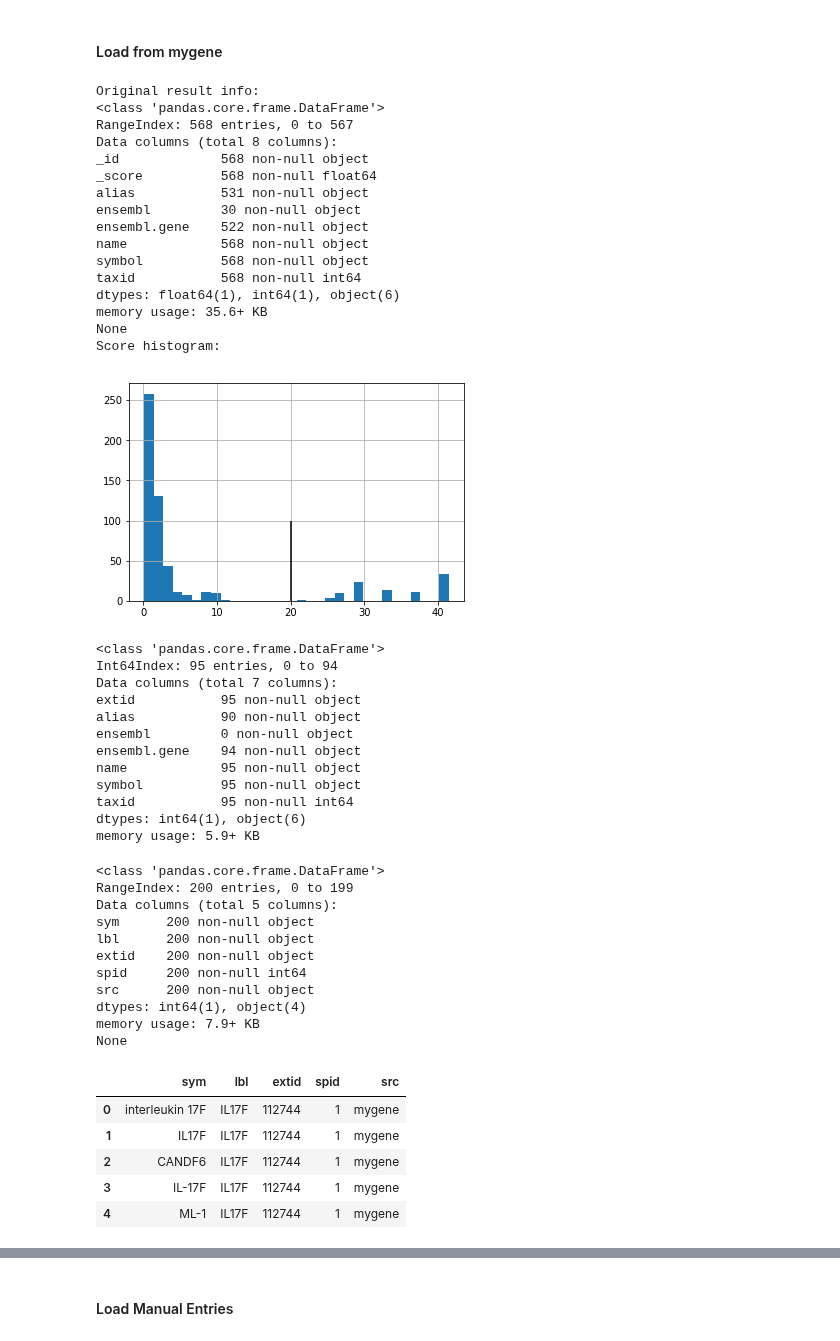
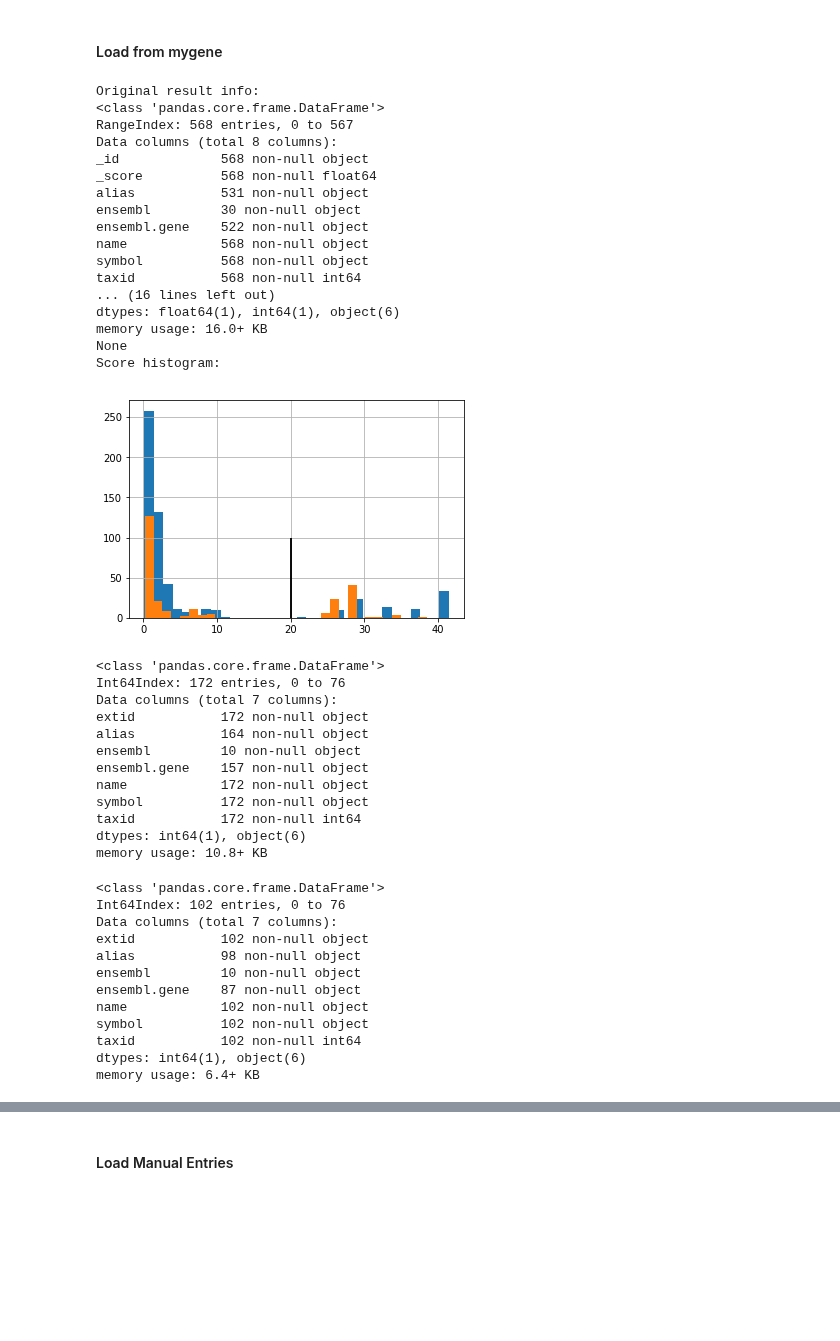
Before and after one commit to hammerlab/t-cell-relation-extraction, a Jupyter notebook: pm_subtype_protein_relations/01-meta.ipynb, the cells around one changed output, grey strips where cells are left out. Cells and saved outputs as stored; diff of their text form; code cells hidden in the pictures; blank space fills up the shorter version.

```diff
--- a/pm_subtype_protein_relations/01-meta.ipynb
+++ b/pm_subtype_protein_relations/01-meta.ipynb
@@ -108,61 +120,58 @@ df_cameron = df.copy()
 #### Load from mygene
 # %%
 SRC = 'mygene'
-df = mygene_query('interleukin')
+df = pd.concat([
+    mygene_query('interleukin'),
+    mygene_query('chemokine')
+])
 # %% [output]
 Original result info:
 <class 'pandas.core.frame.DataFrame'>
 RangeIndex: 568 entries, 0 to 567
 Data columns (total 8 columns):
 _id             568 non-null object
 _score          568 non-null float64
 alias           531 non-null object
 ensembl         30 non-null object
 ensembl.gene    522 non-null object
 name            568 non-null object
 symbol          568 non-null object
 taxid           568 non-null int64
+... (16 lines left out)
 dtypes: float64(1), int64(1), object(6)
-memory usage: 35.6+ KB
+memory usage: 16.0+ KB
 None
 Score histogram:
-[figure, old version]
+[figure, new version]
 # %%
 df.info()
 # %% [output]
 <class 'pandas.core.frame.DataFrame'>
-Int64Index: 95 entries, 0 to 94
+Int64Index: 172 entries, 0 to 76
 Data columns (total 7 columns):
-extid           95 non-null object
-alias           90 non-null object
-ensembl         0 non-null object
-ensembl.gene    94 non-null object
-name            95 non-null object
-symbol          95 non-null object
-taxid           95 non-null int64
+extid           172 non-null object
+alias           164 non-null object
+ensembl         10 non-null object
+ensembl.gene    157 non-null object
+name            172 non-null object
+symbol          172 non-null object
+taxid           172 non-null int64
 dtypes: int64(1), object(6)
-memory usage: 5.9+ KB
+memory usage: 10.8+ KB
 # %%
-df = df[df['name'].str.match('interleukin \w+$')]
-df = mygene_prep(df)
-df = df.assign(spid=SPECIES_HUMAN_ID, src=SRC)
-print(df.info())
-df.head()
+df = df[(~df['name'].str.contains('receptor'))]
+df = df[df['name'].str.contains('interleukin') | df['name'].str.contains('chemokine')]
+df.info()
 # %% [output]
 <class 'pandas.core.frame.DataFrame'>
-RangeIndex: 200 entries, 0 to 199
-Data columns (total 5 columns):
-sym      200 non-null object
-lbl      200 non-null object
-extid    200 non-null object
-spid     200 non-null int64
-src      200 non-null object
-dtypes: int64(1), object(4)
-memory usage: 7.9+ KB
-None
+Int64Index: 102 entries, 0 to 76
+Data columns (total 7 columns):
+extid           102 non-null object
+alias           98 non-null object
+ensembl         10 non-null object
+ensembl.gene    87 non-null object
+name            102 non-null object
+symbol          102 non-null object
+taxid           102 non-null int64
+dtypes: int64(1), object(6)
+memory usage: 6.4+ KB
-|  | sym | lbl | extid | spid | src |
-| 0 | interleukin 17F | IL17F | 112744 | 1 | mygene |
-| 1 | IL17F | IL17F | 112744 | 1 | mygene |
-| 2 | CANDF6 | IL17F | 112744 | 1 | mygene |
-| 3 | IL-17F | IL17F | 112744 | 1 | mygene |
-| 4 | ML-1 | IL17F | 112744 | 1 | mygene |
```
Also changed, not shown: parts of 30 cells of this notebook, 17 other files.
